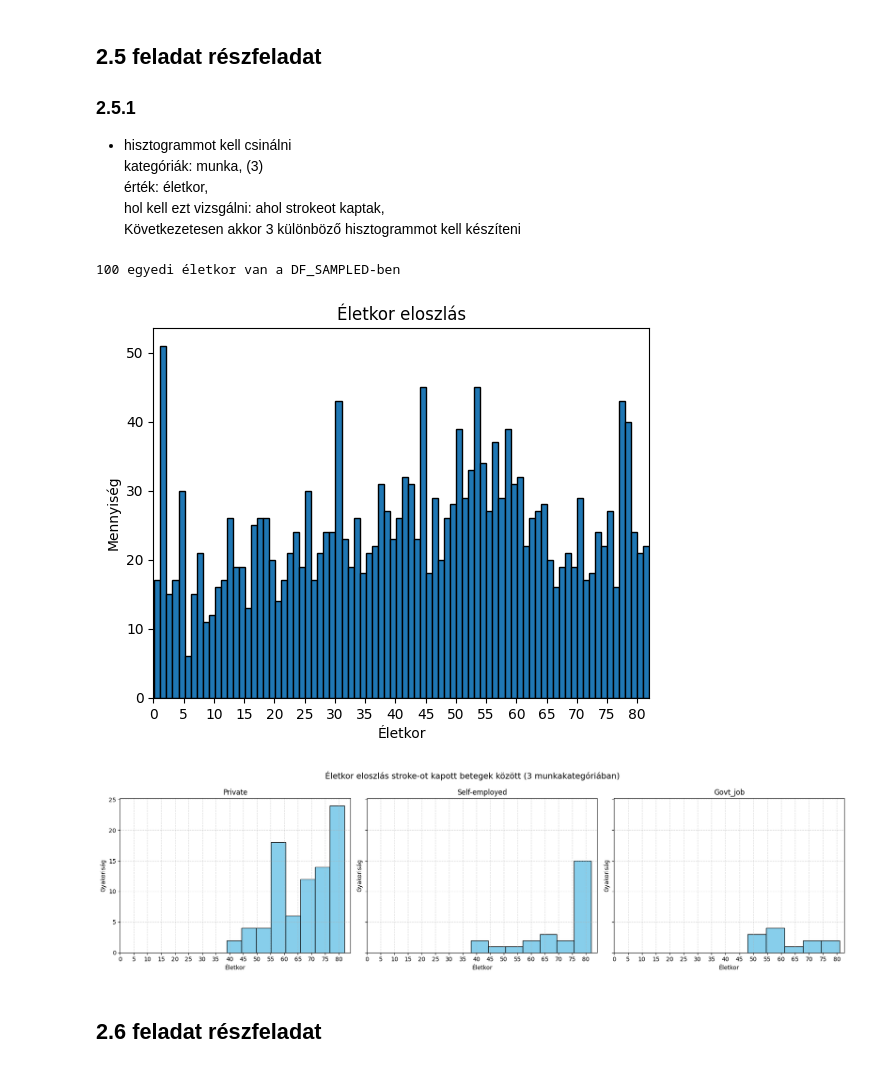
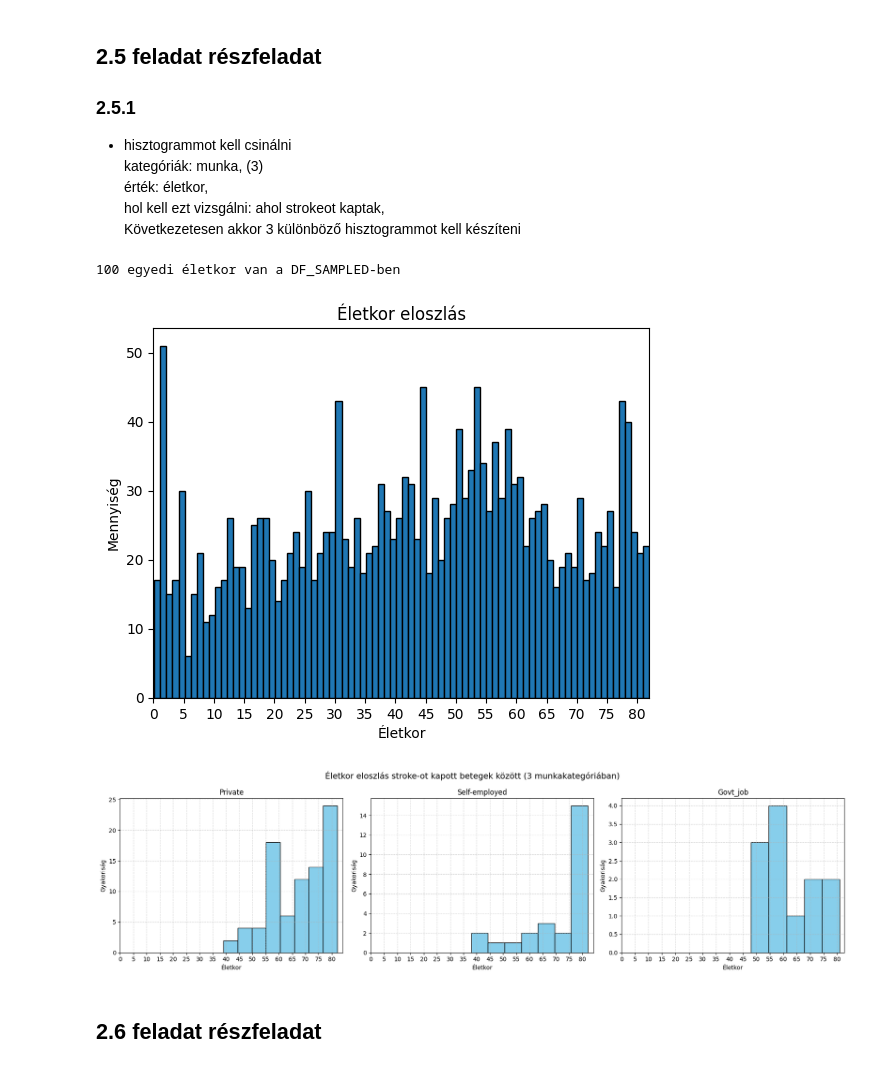
Before and after one commit to Mitosz01/PythonHazi, a Jupyter notebook: LKYEOR_python_adat.ipynb, the cells around one changed output. Drawn from its saved outputs; the diff is of its cells as text; code cells hidden in the pictures.

```diff
--- a/KissBeni_python_adat.ipynb
+++ b/LKYEOR_python_adat.ipynb
@@ -197,37 +197,37 @@ plt.xticks(np.arange(0, max(DF_SAMPLED['age']), 5))
 plt.xlim(0, max(DF_SAMPLED['age']))
 plt.show()
 
-stroke_filter = DF_SAMPLED[DF_SAMPLED['stroke'] == 1]
+stroke_filter = DF_SAMPLED[DF_SAMPLED['stroke'] == 1].copy()
 work_type_list = stroke_filter['work_type'].unique()
 
 # a children értékek kiszórása
 for i in range(len(work_type_list)):
     if work_type_list[i] == 'children':
         work_type_list = np.delete(work_type_list, i)
 
 
 # Ábra létrehozása, hisztogrammok a work type szerint
-fig, axs = plt.subplots(1, 3, figsize=(18, 5), sharey=True)
+fig, axs = plt.subplots(1, 3, figsize=(18, 5))
 
 for i, kategoria in enumerate(work_type_list):
     # az adatok kiválasztása egyes adott oszlopokon
     adat = stroke_filter[stroke_filter['work_type'] == kategoria]
     # Itt a bins = 'auto', ami azt jelenti hogy a csoportok ábrázolása automatikus,
     # ami pontatlan, hogyan lehetne ezt kicserélni egy konkrélt értékkel?
     axs[i].hist(adat['age'].dropna(), bins='auto', edgecolor='black', color='skyblue')
     axs[i].set_title(f'{kategoria}')
     axs[i].set_xlabel('Életkor')
     axs[i].set_ylabel('Gyakoriság')
     axs[i].set_xticks(np.arange(0, max(stroke_filter['age']), 5))
     axs[i].grid(True, linestyle='--', alpha=0.5)
 
 fig.suptitle(f'Életkor eloszlás stroke-ot kapott betegek között ({len(work_type_list)} munkakategóriában)', fontsize=14)
 plt.tight_layout()
 plt.show()
 # %% [output]
 100 egyedi életkor van a DF_SAMPLED-ben
 [figure]
-[figure, old version]
+[figure, new version]
 # %% [markdown]
 ## 2.6 feladat részfeladat
 # %%
```
Also changed, not shown: parts of 1 cell of this notebook, 1 other file.
